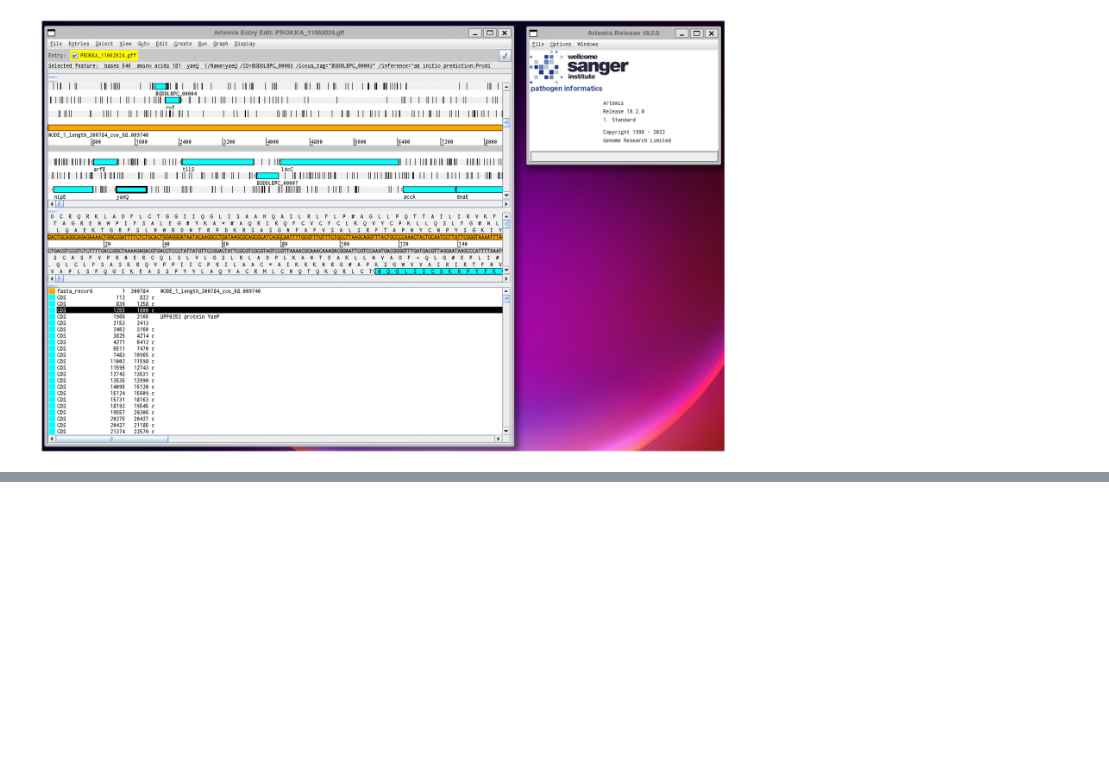
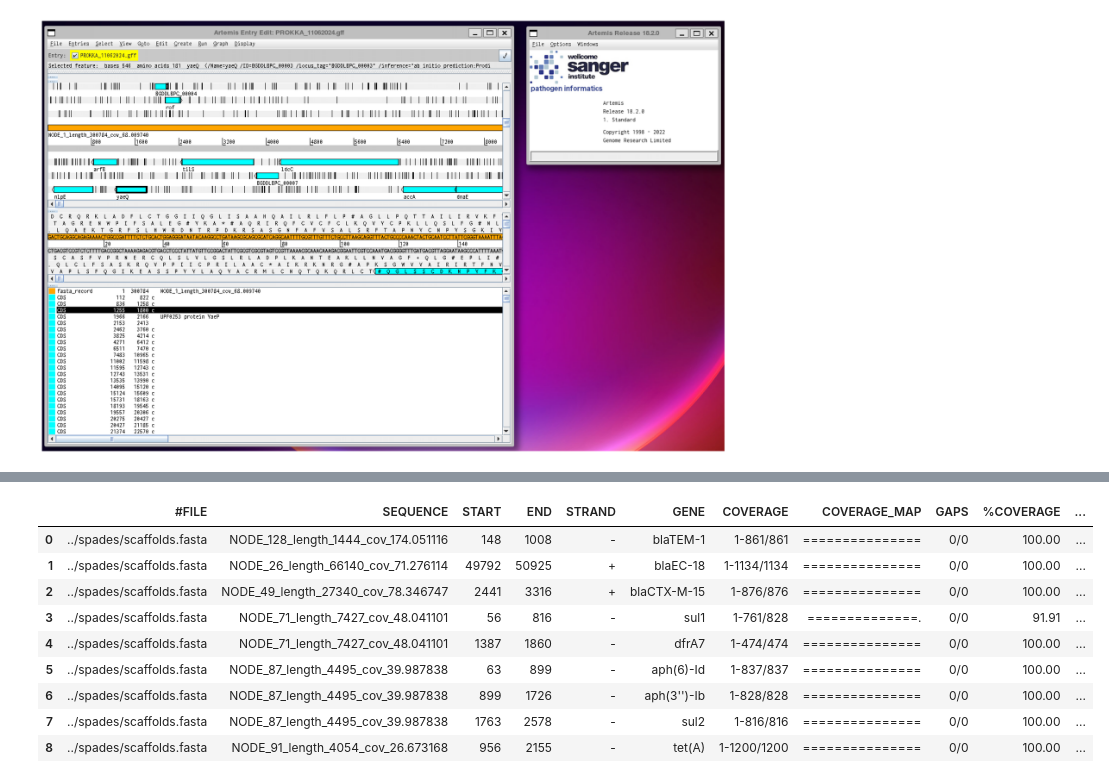
Before and after one commit to YuliaOv22/DD_2024_private, a Jupyter notebook: hw2/lab_journal.ipynb, the cells around one changed output, grey strips where cells are left out. Saved outputs shown, nothing was run; the diff lists cells and outputs as text; code cells hidden in the pictures; blank space fills up the shorter version.

Commit message:
Step 5. Work with abricate

```diff
--- a/hw2/lab_journal.ipynb
+++ b/hw2/lab_journal.ipynb
@@ -205,0 +248,15 @@ display_image_in_actual_size('./prokka/prokka_artemis.png')
+# %%
+# Результат поиска по базе NCBI
+data_ncbi = pd.read_csv('./abricate/results_ncbi.tab', sep='\t')
+data_ncbi
+# %% [output]
+|  | #FILE | SEQUENCE | START | END | STRAND | GENE | COVERAGE | COVERAGE_MAP | GAPS | %COVERAGE | ... |
+| 0 | ../spades/scaffolds.fasta | NODE_128_length_1444_cov_174.051116 | 148 | 1008 | - | blaTEM-1 | 1-861/861 | =============== | 0/0 | 100.00 | ... |
+| 1 | ../spades/scaffolds.fasta | NODE_26_length_66140_cov_71.276114 | 49792 | 50925 | + | blaEC-18 | 1-1134/1134 | =============== | 0/0 | 100.00 | ... |
+| 2 | ../spades/scaffolds.fasta | NODE_49_length_27340_cov_78.346747 | 2441 | 3316 | + | blaCTX-M-15 | 1-876/876 | =============== | 0/0 | 100.00 | ... |
+| 3 | ../spades/scaffolds.fasta | NODE_71_length_7427_cov_48.041101 | 56 | 816 | - | sul1 | 1-761/828 | ==============. | 0/0 | 91.91 | ... |
+| 4 | ../spades/scaffolds.fasta | NODE_71_length_7427_cov_48.041101 | 1387 | 1860 | - | dfrA7 | 1-474/474 | =============== | 0/0 | 100.00 | ... |
+| 5 | ../spades/scaffolds.fasta | NODE_87_length_4495_cov_39.987838 | 63 | 899 | - | aph(6)-Id | 1-837/837 | =============== | 0/0 | 100.00 | ... |
+| 6 | ../spades/scaffolds.fasta | NODE_87_length_4495_cov_39.987838 | 899 | 1726 | - | aph(3'')-Ib | 1-828/828 | =============== | 0/0 | 100.00 | ... |
+| 7 | ../spades/scaffolds.fasta | NODE_87_length_4495_cov_39.987838 | 1763 | 2578 | - | sul2 | 1-816/816 | =============== | 0/0 | 100.00 | ... |
+| 8 | ../spades/scaffolds.fasta | NODE_91_length_4054_cov_26.673168 | 956 | 2155 | - | tet(A) | 1-1200/1200 | =============== | 0/0 | 100.00 | ... |
```
Also changed, not shown: parts of 10 cells of this notebook, 3 other files.
